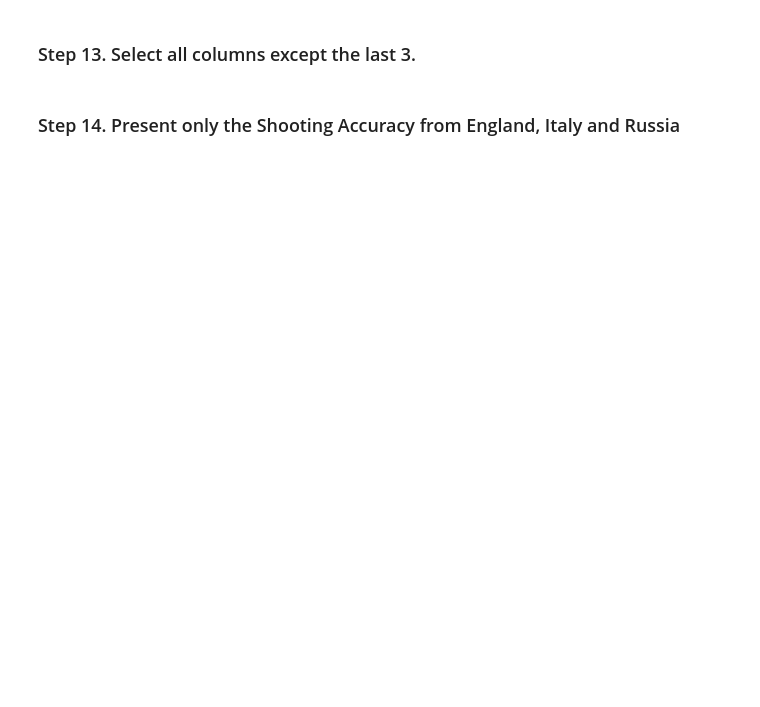
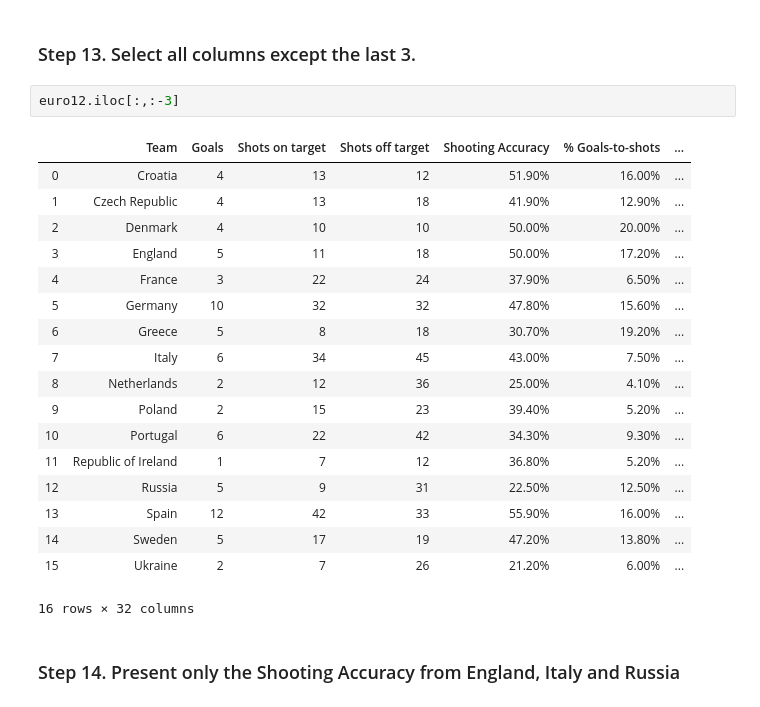
Before and after one commit to Syed-Azam/Pandas, a Jupyter notebook: Assignment-2/Euro-2012 Exercises_2.ipynb, the cells around one changed output. Saved outputs shown, nothing was run; the diff lists cells and outputs as text; blank space fills up the shorter version.

```diff
--- a/Assignment-2/Euro-2012 Exercises_2.ipynb
+++ b/Assignment-2/Euro-2012 Exercises_2.ipynb
@@ -91,4 +128,25 @@ dtype: float64
 # %% [markdown]
 ### Step 13. Select all columns except the last 3.
+# %%
+euro12.iloc[:,:-3]
+# %% [output]
+|  | Team | Goals | Shots on target | Shots off target | Shooting Accuracy | % Goals-to-shots | ... |
+| 0 | Croatia | 4 | 13 | 12 | 51.90% | 16.00% | ... |
+| 1 | Czech Republic | 4 | 13 | 18 | 41.90% | 12.90% | ... |
+| 2 | Denmark | 4 | 10 | 10 | 50.00% | 20.00% | ... |
+| 3 | England | 5 | 11 | 18 | 50.00% | 17.20% | ... |
+| 4 | France | 3 | 22 | 24 | 37.90% | 6.50% | ... |
+| 5 | Germany | 10 | 32 | 32 | 47.80% | 15.60% | ... |
+| 6 | Greece | 5 | 8 | 18 | 30.70% | 19.20% | ... |
+| 7 | Italy | 6 | 34 | 45 | 43.00% | 7.50% | ... |
+| 8 | Netherlands | 2 | 12 | 36 | 25.00% | 4.10% | ... |
+| 9 | Poland | 2 | 15 | 23 | 39.40% | 5.20% | ... |
+| 10 | Portugal | 6 | 22 | 42 | 34.30% | 9.30% | ... |
+| 11 | Republic of Ireland | 1 | 7 | 12 | 36.80% | 5.20% | ... |
+| 12 | Russia | 5 | 9 | 31 | 22.50% | 12.50% | ... |
+| 13 | Spain | 12 | 42 | 33 | 55.90% | 16.00% | ... |
+| 14 | Sweden | 5 | 17 | 19 | 47.20% | 13.80% | ... |
+| 15 | Ukraine | 2 | 7 | 26 | 21.20% | 6.00% | ... |
+16 rows × 32 columns
 # %% [markdown]
 ### Step 14. Present only the Shooting Accuracy from England, Italy and Russia
```
Also changed, not shown: parts of 9 cells of this notebook.
